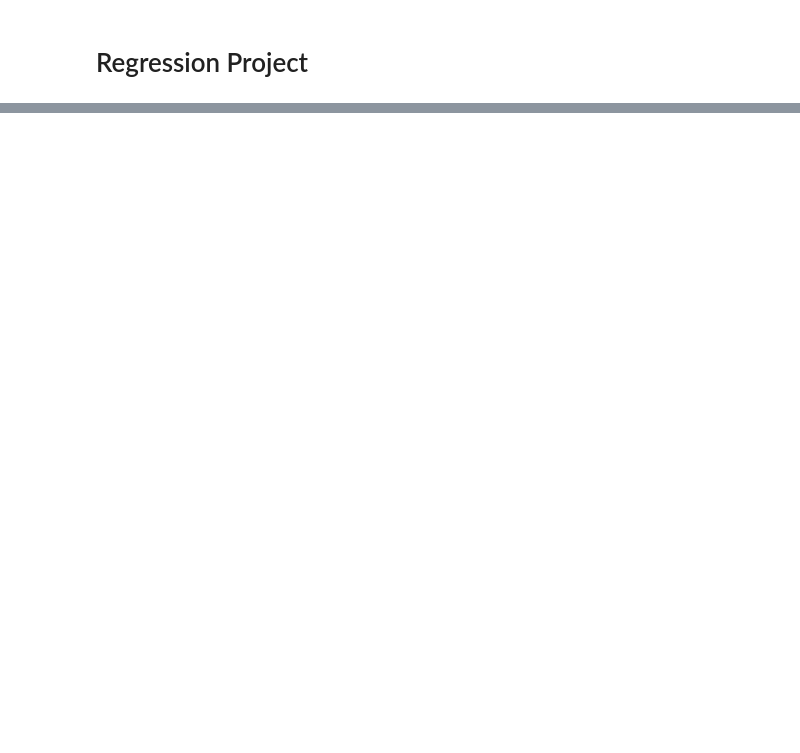
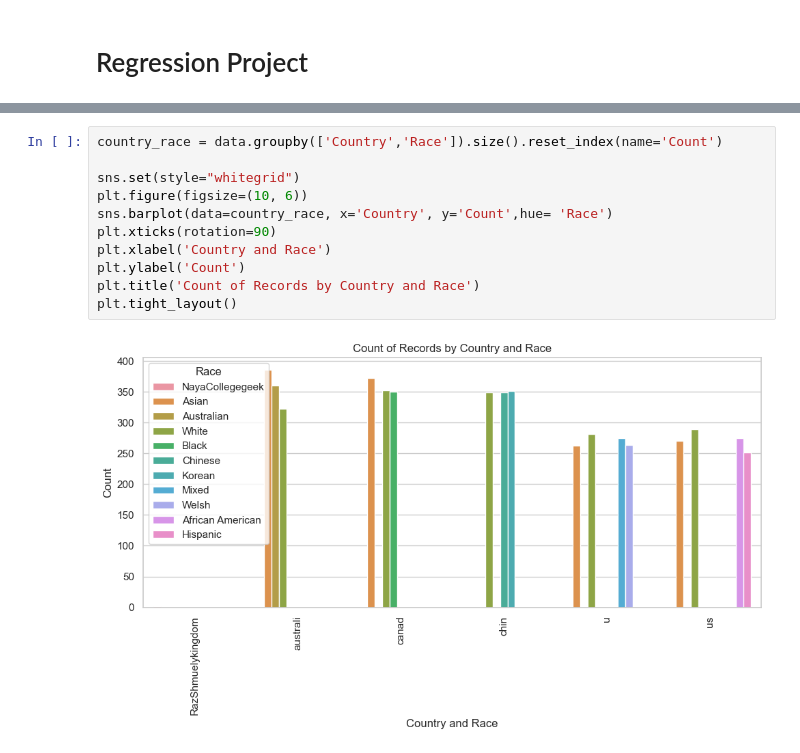
Before and after one commit to Saarle/Regression-Project, a Jupyter notebook: Regression_Project_.ipynb, the cells around one changed output, grey strips where cells are left out. Cells and saved outputs as stored; diff of their text form; blank space fills up the shorter version.

```diff
--- a/Regression_Project_.ipynb
+++ b/Regression_Project_.ipynb
@@ -37,0 +98,13 @@ ParserError: ignored
+# %%
+country_race = data.groupby(['Country','Race']).size().reset_index(name='Count')
+
+sns.set(style="whitegrid")
+plt.figure(figsize=(10, 6))
+sns.barplot(data=country_race, x='Country', y='Count',hue= 'Race')
+plt.xticks(rotation=90)
+plt.xlabel('Country and Race')
+plt.ylabel('Count')
+plt.title('Count of Records by Country and Race')
+plt.tight_layout()
+# %% [output]
+[figure, added]
```
Also changed, not shown: parts of 10 cells of this notebook.
